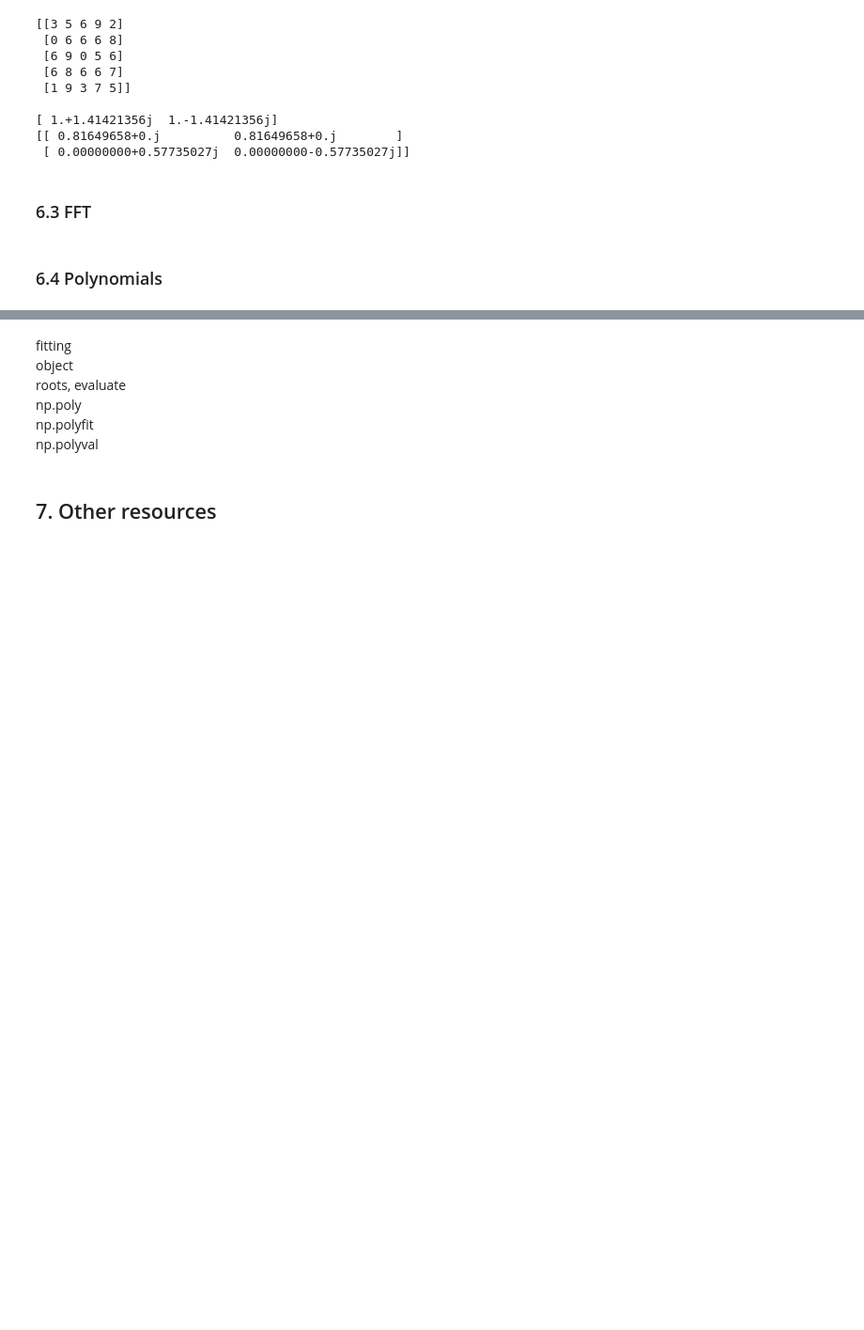
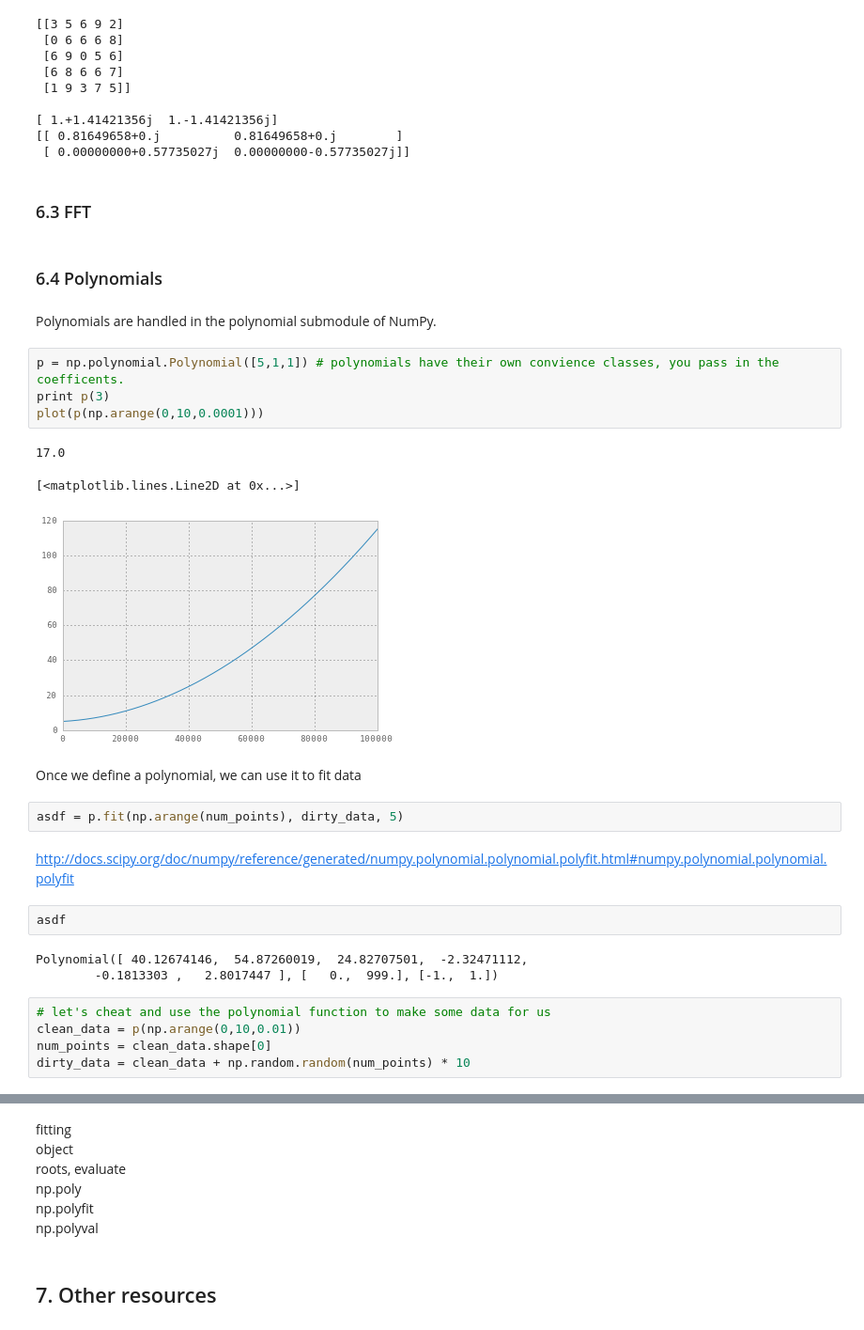
Before and after one commit to andrewgiessel/pydata_bos_2013_intro_to_numpy, a Jupyter notebook: Introduction To NumPy.ipynb, the cells around one changed output, grey strips where cells are left out. Shown at 94% size. Cells and saved outputs as stored; diff of their text form; blank space fills up the shorter version.

Commit message:
some attempts at polyfitting

```diff
--- a/Introduction To NumPy.ipynb
+++ b/Introduction To NumPy.ipynb
@@ -829,3 +829,29 @@ print e_vecs
 ### 6.3 FFT
 # %% [markdown]
 ### 6.4 Polynomials
+# %% [markdown]
+Polynomials are handled in the polynomial submodule of NumPy.
+# %%
+p = np.polynomial.Polynomial([5,1,1]) # polynomials have their own convience classes, you pass in the coefficents.
+print p(3)
+plot(p(np.arange(0,10,0.0001)))
+# %% [output]
+17.0
+[<matplotlib.lines.Line2D at 0x...>]
+[figure, added]
+# %% [markdown]
+Once we define a polynomial, we can use it to fit data
+# %%
+asdf = p.fit(np.arange(num_points), dirty_data, 5)
+# %% [markdown]
+http://docs.scipy.org/doc/numpy/reference/generated/numpy.polynomial.polynomial.polyfit.html#numpy.polynomial.polynomial.polyfit
+# %%
+asdf
+# %% [output]
+Polynomial([ 40.12674146,  54.87260019,  24.82707501,  -2.32471112,
+        -0.1813303 ,   2.8017447 ], [   0.,  999.], [-1.,  1.])
+# %%
+# let's cheat and use the polynomial function to make some data for us
+clean_data = p(np.arange(0,10,0.01))
+num_points = clean_data.shape[0]
+dirty_data = clean_data + np.random.random(num_points) * 10
```
Also changed, not shown: parts of 1 cell of this notebook.
